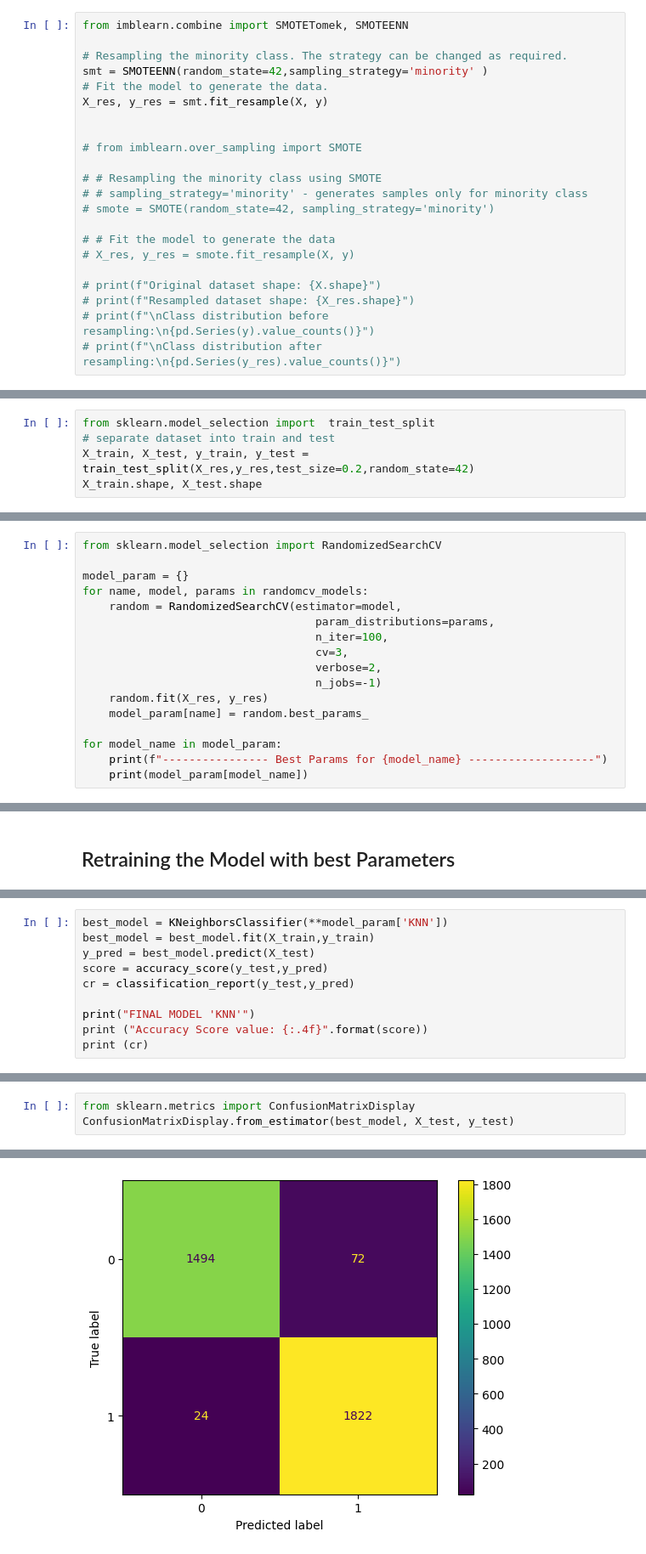
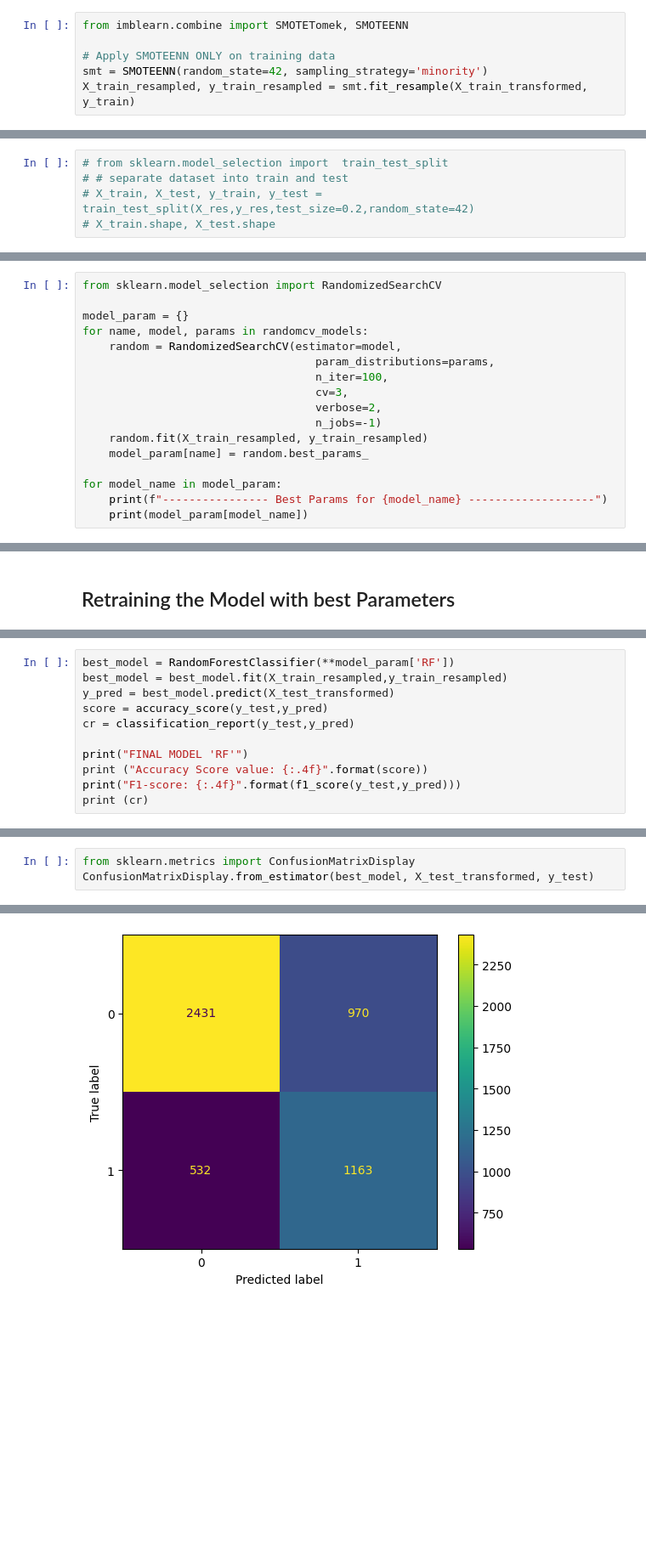
Before and after one commit to VISHAL0713/Global-Mobility-Application-Analyzer, a Jupyter notebook: notebooks/2_Feature_Engineering_and_Model_Training.ipynb, the cells around one changed output, grey strips where cells are left out. Shown at 85% size. Cells and saved outputs as stored; diff of their text form; blank space fills up the shorter version.

```diff
--- a/notebooks/2_Feature_Engineering_and_Model_Training.ipynb
+++ b/notebooks/2_Feature_Engineering_and_Model_Training.ipynb
@@ -321,32 +301,16 @@ array([[ 0.        ,  1.        ,  0.        , ...,  0.38666657,
 # %%
 from imblearn.combine import SMOTETomek, SMOTEENN
 
-# Resampling the minority class. The strategy can be changed as required.
-smt = SMOTEENN(random_state=42,sampling_strategy='minority' )
-# Fit the model to generate the data.
-X_res, y_res = smt.fit_resample(X, y)
-
-
-# from imblearn.over_sampling import SMOTE
-
-# # Resampling the minority class using SMOTE
-# # sampling_strategy='minority' - generates samples only for minority class
-# smote = SMOTE(random_state=42, sampling_strategy='minority')
-
-# # Fit the model to generate the data
-# X_res, y_res = smote.fit_resample(X, y)
-
-# print(f"Original dataset shape: {X.shape}")
-# print(f"Resampled dataset shape: {X_res.shape}")
-# print(f"\nClass distribution before resampling:\n{pd.Series(y).value_counts()}")
-# print(f"\nClass distribution after resampling:\n{pd.Series(y_res).value_counts()}")
+# Apply SMOTEENN ONLY on training data
+smt = SMOTEENN(random_state=42, sampling_strategy='minority')
+X_train_resampled, y_train_resampled = smt.fit_resample(X_train_transformed, y_train)
 # %% [markdown]
 ## Train Test Split
 - The train-test split procedure is used to estimate the performance of machine learning algorithms when they are used to make predictions on data not used to train the model.
 
 - It is a fast and easy procedure to perform, the results of which allow you to compare the performance of machine learning algorithms.
 # %%
-from sklearn.model_selection import  train_test_split
-# separate dataset into train and test
-X_train, X_test, y_train, y_test = train_test_split(X_res,y_res,test_size=0.2,random_state=42)
-X_train.shape, X_test.shape
+# from sklearn.model_selection import  train_test_split
+# # separate dataset into train and test
+# X_train, X_test, y_train, y_test = train_test_split(X_res,y_res,test_size=0.2,random_state=42)
+# X_train.shape, X_test.shape
@@ -523,7 +485,7 @@ for name, model, params in randomcv_models:
                                    cv=3,
                                    verbose=2,
                                    n_jobs=-1)
-    random.fit(X_res, y_res)
+    random.fit(X_train_resampled, y_train_resampled)
     model_param[name] = random.best_params_
 
 for model_name in model_param:
@@ -583,11 +545,12 @@ tuned_report
 # %%
-best_model = KNeighborsClassifier(**model_param['KNN'])
-best_model = best_model.fit(X_train,y_train)
-y_pred = best_model.predict(X_test)
+best_model = RandomForestClassifier(**model_param['RF'])
+best_model = best_model.fit(X_train_resampled,y_train_resampled)
+y_pred = best_model.predict(X_test_transformed)
 score = accuracy_score(y_test,y_pred)
 cr = classification_report(y_test,y_pred)
 
-print("FINAL MODEL 'KNN'")
+print("FINAL MODEL 'RF'")
 print ("Accuracy Score value: {:.4f}".format(score))
+print("F1-score: {:.4f}".format(f1_score(y_test,y_pred)))
 print (cr)
 # %% [output]
@@ -604,7 +568,7 @@ weighted avg       0.97      0.97      0.97      3412
 # %%
 from sklearn.metrics import ConfusionMatrixDisplay
-ConfusionMatrixDisplay.from_estimator(best_model, X_test, y_test)
+ConfusionMatrixDisplay.from_estimator(best_model, X_test_transformed, y_test)
 # %% [output]
 <sklearn.metrics._plot.confusion_matrix.ConfusionMatrixDisplay at 0x...>
-[figure, old version]
+[figure, new version]
 # %% [markdown]
```
Also changed, not shown: parts of 21 cells of this notebook, 16 other files.
